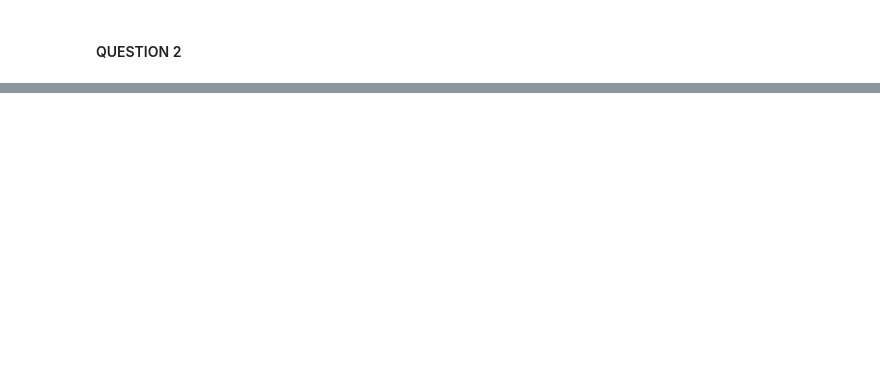
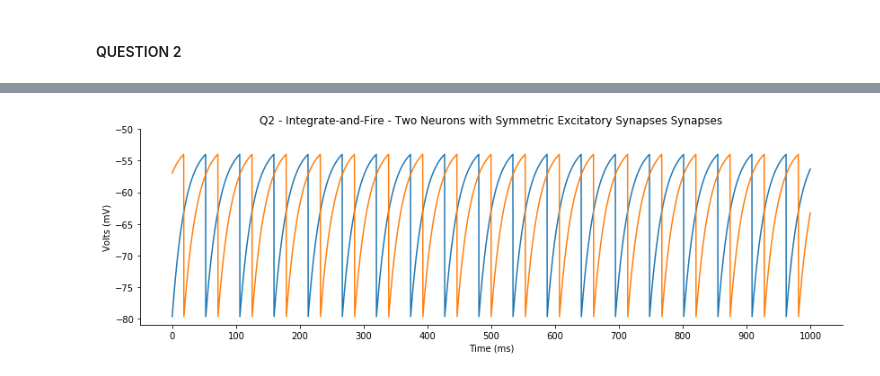
Before and after one commit to leanguardia/cneuroscience-cws, a Jupyter notebook: 3-LIF-Plasticity/A-Integrate-and-Fire.ipynb, the cells around one changed output, grey strips where cells are left out. Cells and saved outputs as stored; diff of their text form; code cells hidden in the pictures; blank space fills up the shorter version.

```diff
--- a/3-LIF-Plasticity/A-Integrate-and-Fire.ipynb
+++ b/3-LIF-Plasticity/A-Integrate-and-Fire.ipynb
@@ -128,0 +167,5 @@ volts1
+# %%
+title_type = "Excitatory Synapses"
+plot_q2(title_type, time, v1_init, volts1, v2_init, volts2)
+# %% [output]
+[figure, added]
```
Also changed, not shown: parts of 10 cells of this notebook, 1 other file.
